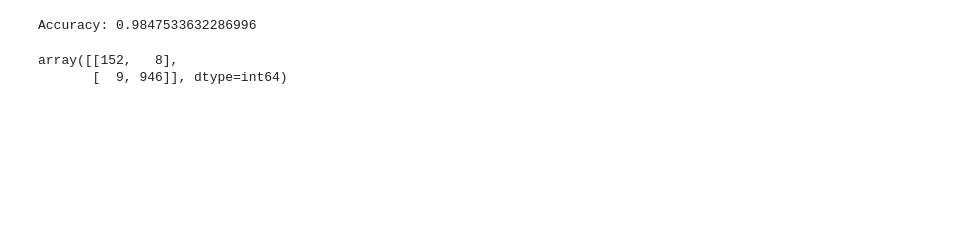
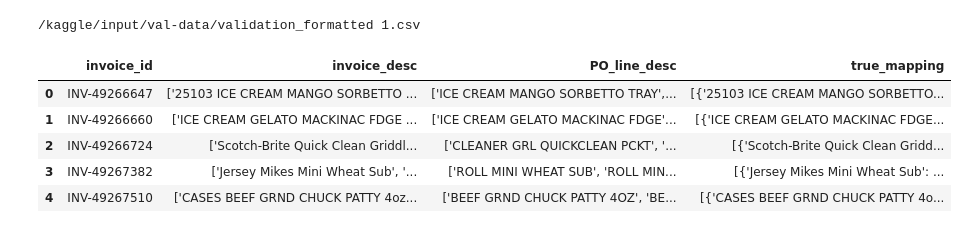
Before and after one commit to Dharshan4038/NLP, a Jupyter notebook: Spam_Classifier.ipynb, the cells around one changed output. Saved outputs shown, nothing was run; the diff lists cells and outputs as text; code cells hidden in the pictures; blank space fills up the shorter version.

Commit message:
Kaggle Notebook | in_po | Version 1

```diff
--- a/Spam_Classifier.ipynb
+++ b/Spam_Classifier.ipynb
@@ -101,14 +1,20 @@ model.score(X_test,y_test)
-# %%
-# custom evaluation
-from sklearn.metrics import accuracy_score
-accuracy = accuracy_score(y_test, y_pred)
-print(f"Accuracy: {accuracy}")
-# %% [output]
-Accuracy: 0.9847533632286996
-# %%
-from sklearn.metrics import confusion_matrix
-cm = confusion_matrix(y_test,y_pred)
-cm
-# %% [output]
-array([[152,   8],
-       [  9, 946]], dtype=int64)
+# %%
+# This Python 3 environment comes with many helpful analytics libraries installed
+# It is defined by the kaggle/python Docker image: https://github.com/kaggle/docker-python
+# For example, here's several helpful packages to load
+
+import numpy as np # linear algebra
+import pandas as pd # data processing, CSV file I/O (e.g. pd.read_csv)
+
+# Input data files are available in the read-only "../input/" directory
+# For example, running this (by clicking run or pressing Shift+Enter) will list all files under the input directory
+
+import os
+for dirname, _, filenames in os.walk('/kaggle/input'):
+    for filename in filenames:
+        print(os.path.join(dirname, filename))
+
+# You can write up to 20GB to the current directory (/kaggle/working/) that gets preserved as output when you create a version using "Save & Run All"
+# You can also write temporary files to /kaggle/temp/, but they won't be saved outside of the current session
+# %% [output]
+/kaggle/input/val-data/validation_formatted 1.csv
@@ -114,0 +29,11 @@ array([[152,   8],
+# %%
+import pandas as pd
+df = pd.read_csv("/kaggle/input/val-data/validation_formatted 1.csv")
+df.head()
+# %% [output]
+|  | invoice_id | invoice_desc | PO_line_desc | true_mapping |
+| 0 | INV-49266647 | ['25103 ICE CREAM MANGO SORBETTO ... | ['ICE CREAM MANGO SORBETTO TRAY',... | [{'25103 ICE CREAM MANGO SORBETTO... |
+| 1 | INV-49266660 | ['ICE CREAM GELATO MACKINAC FDGE ... | ['ICE CREAM GELATO MACKINAC FDGE'... | [{'ICE CREAM GELATO MACKINAC FDGE... |
+| 2 | INV-49266724 | ['Scotch-Brite Quick Clean Griddl... | ['CLEANER GRL QUICKCLEAN PCKT', '... | [{'Scotch-Brite Quick Clean Gridd... |
+| 3 | INV-49267382 | ['Jersey Mikes Mini Wheat Sub', '... | ['ROLL MINI WHEAT SUB', 'ROLL MIN... | [{'Jersey Mikes Mini Wheat Sub': ... |
+| 4 | INV-49267510 | ['CASES BEEF GRND CHUCK PATTY 4oz... | ['BEEF GRND CHUCK PATTY 4OZ', 'BE... | [{'CASES BEEF GRND CHUCK PATTY 4o... |
```
Also changed, not shown: parts of 44 cells of this notebook.
